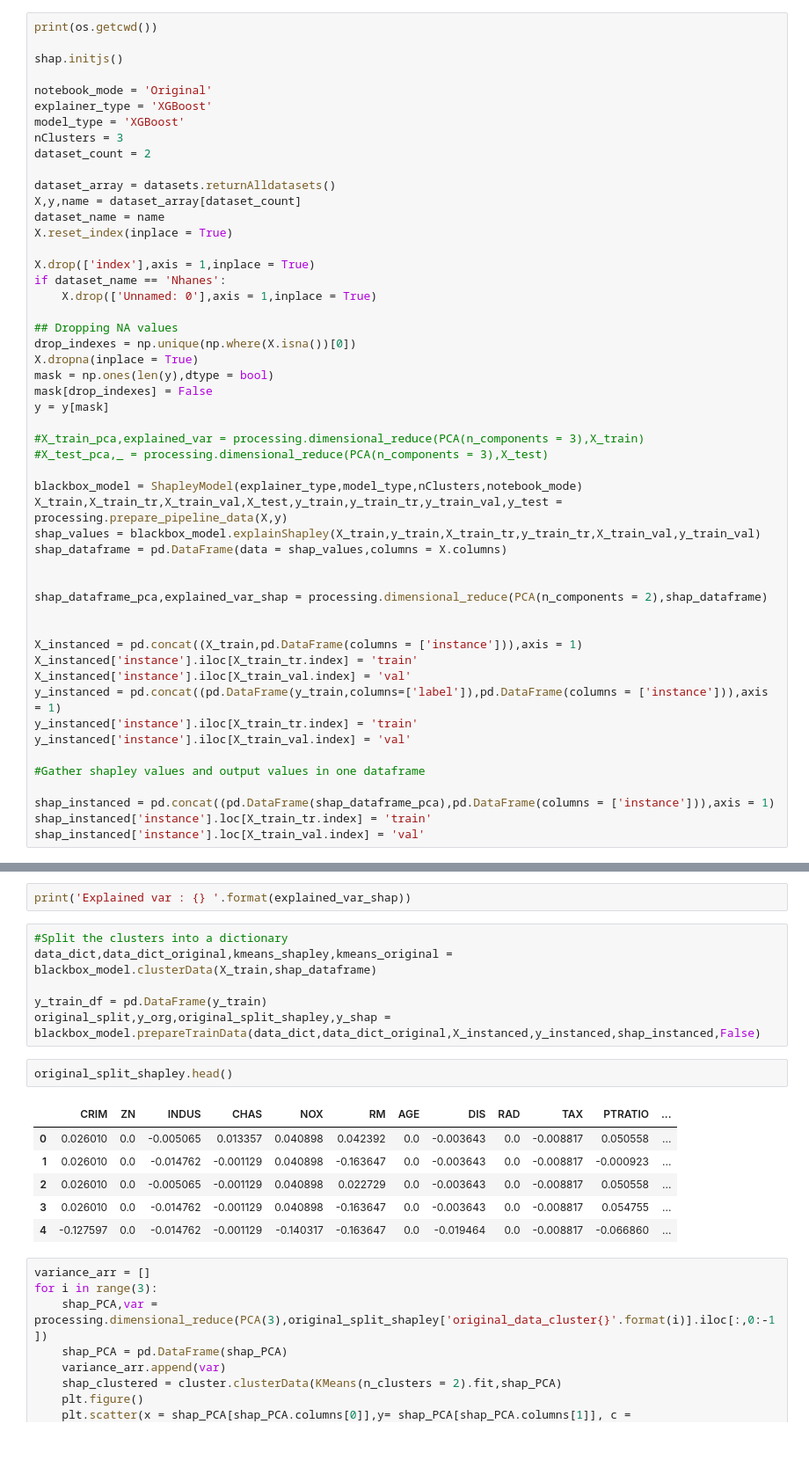
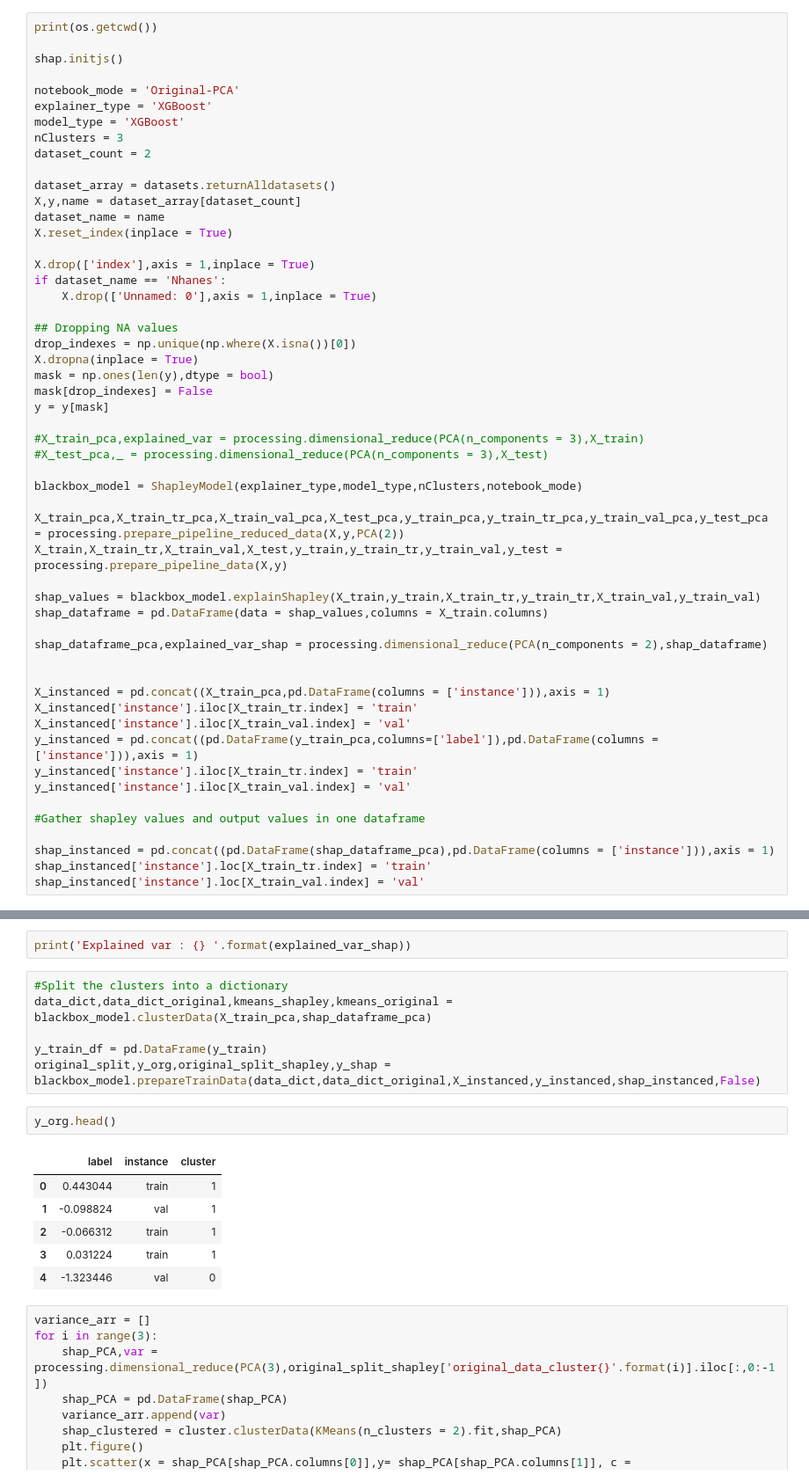
Before and after one commit to koralpc/shapley-bootstrapping, a Jupyter notebook: Notebooks/Shapley_PCA_Notebook.ipynb, the cells around one changed output, grey strips where cells are left out. Shown: that part at 88% size. Saved outputs shown, nothing was run; the diff lists cells and outputs as text; blank space fills up the shorter version.

```diff
--- a/Notebooks/Shapley_PCA_Notebook.ipynb
+++ b/Notebooks/Shapley_PCA_Notebook.ipynb
@@ -24,7 +24,7 @@ print(os.getcwd())
 
 shap.initjs()
 
-notebook_mode = 'Original'
+notebook_mode = 'Original-PCA'
 explainer_type = 'XGBoost'
 model_type = 'XGBoost'
 nClusters = 3
@@ -50,18 +50,20 @@ y = y[mask]
 #X_test_pca,_ = processing.dimensional_reduce(PCA(n_components = 3),X_test)
 
 blackbox_model = ShapleyModel(explainer_type,model_type,nClusters,notebook_mode)
+
+X_train_pca,X_train_tr_pca,X_train_val_pca,X_test_pca,y_train_pca,y_train_tr_pca,y_train_val_pca,y_test_pca = processing.prepare_pipeline_reduced_data(X,y,PCA(2))
 X_train,X_train_tr,X_train_val,X_test,y_train,y_train_tr,y_train_val,y_test = processing.prepare_pipeline_data(X,y)
+
 shap_values = blackbox_model.explainShapley(X_train,y_train,X_train_tr,y_train_tr,X_train_val,y_train_val)
-shap_dataframe = pd.DataFrame(data = shap_values,columns = X.columns)
-
+shap_dataframe = pd.DataFrame(data = shap_values,columns = X_train.columns)
 
 shap_dataframe_pca,explained_var_shap = processing.dimensional_reduce(PCA(n_components = 2),shap_dataframe)
 
 
-X_instanced = pd.concat((X_train,pd.DataFrame(columns = ['instance'])),axis = 1)
+X_instanced = pd.concat((X_train_pca,pd.DataFrame(columns = ['instance'])),axis = 1)
 X_instanced['instance'].iloc[X_train_tr.index] = 'train'
 X_instanced['instance'].iloc[X_train_val.index] = 'val'
-y_instanced = pd.concat((pd.DataFrame(y_train,columns=['label']),pd.DataFrame(columns = ['instance'])),axis = 1)
+y_instanced = pd.concat((pd.DataFrame(y_train_pca,columns=['label']),pd.DataFrame(columns = ['instance'])),axis = 1)
 y_instanced['instance'].iloc[X_train_tr.index] = 'train'
 y_instanced['instance'].iloc[X_train_val.index] = 'val'
 
@@ -95,19 +119,19 @@ plt.scatter(x = shap_train[shap_train.columns[0]],y= shap_train[shap_train.colum
 print('Explained var : {} '.format(explained_var_shap))
 # %%
 #Split the clusters into a dictionary
-data_dict,data_dict_original,kmeans_shapley,kmeans_original = blackbox_model.clusterData(X_train,shap_dataframe)
+data_dict,data_dict_original,kmeans_shapley,kmeans_original = blackbox_model.clusterData(X_train_pca,shap_dataframe_pca)
 
 y_train_df = pd.DataFrame(y_train)
 original_split,y_org,original_split_shapley,y_shap = blackbox_model.prepareTrainData(data_dict,data_dict_original,X_instanced,y_instanced,shap_instanced,False)
 # %%
-original_split_shapley.head()
+y_org.head()
 # %% [output]
-|  | CRIM | ZN | INDUS | CHAS | NOX | RM | AGE | DIS | RAD | TAX | PTRATIO | ... |
-| 0 | 0.026010 | 0.0 | -0.005065 | 0.013357 | 0.040898 | 0.042392 | 0.0 | -0.003643 | 0.0 | -0.008817 | 0.050558 | ... |
-| 1 | 0.026010 | 0.0 | -0.014762 | -0.001129 | 0.040898 | -0.163647 | 0.0 | -0.003643 | 0.0 | -0.008817 | -0.000923 | ... |
-| 2 | 0.026010 | 0.0 | -0.005065 | -0.001129 | 0.040898 | 0.022729 | 0.0 | -0.003643 | 0.0 | -0.008817 | 0.050558 | ... |
-| 3 | 0.026010 | 0.0 | -0.014762 | -0.001129 | 0.040898 | -0.163647 | 0.0 | -0.003643 | 0.0 | -0.008817 | 0.054755 | ... |
-| 4 | -0.127597 | 0.0 | -0.014762 | -0.001129 | -0.140317 | -0.163647 | 0.0 | -0.019464 | 0.0 | -0.008817 | -0.066860 | ... |
+|  | label | instance | cluster |
+| 0 | 0.443044 | train | 1 |
+| 1 | -0.098824 | val | 1 |
+| 2 | -0.066312 | train | 1 |
+| 3 | 0.031224 | train | 1 |
+| 4 | -1.323446 | val | 0 |
 # %%
 variance_arr = []
 for i in range(3):
```
Also changed, not shown: parts of 10 cells of this notebook, 2 other files.
